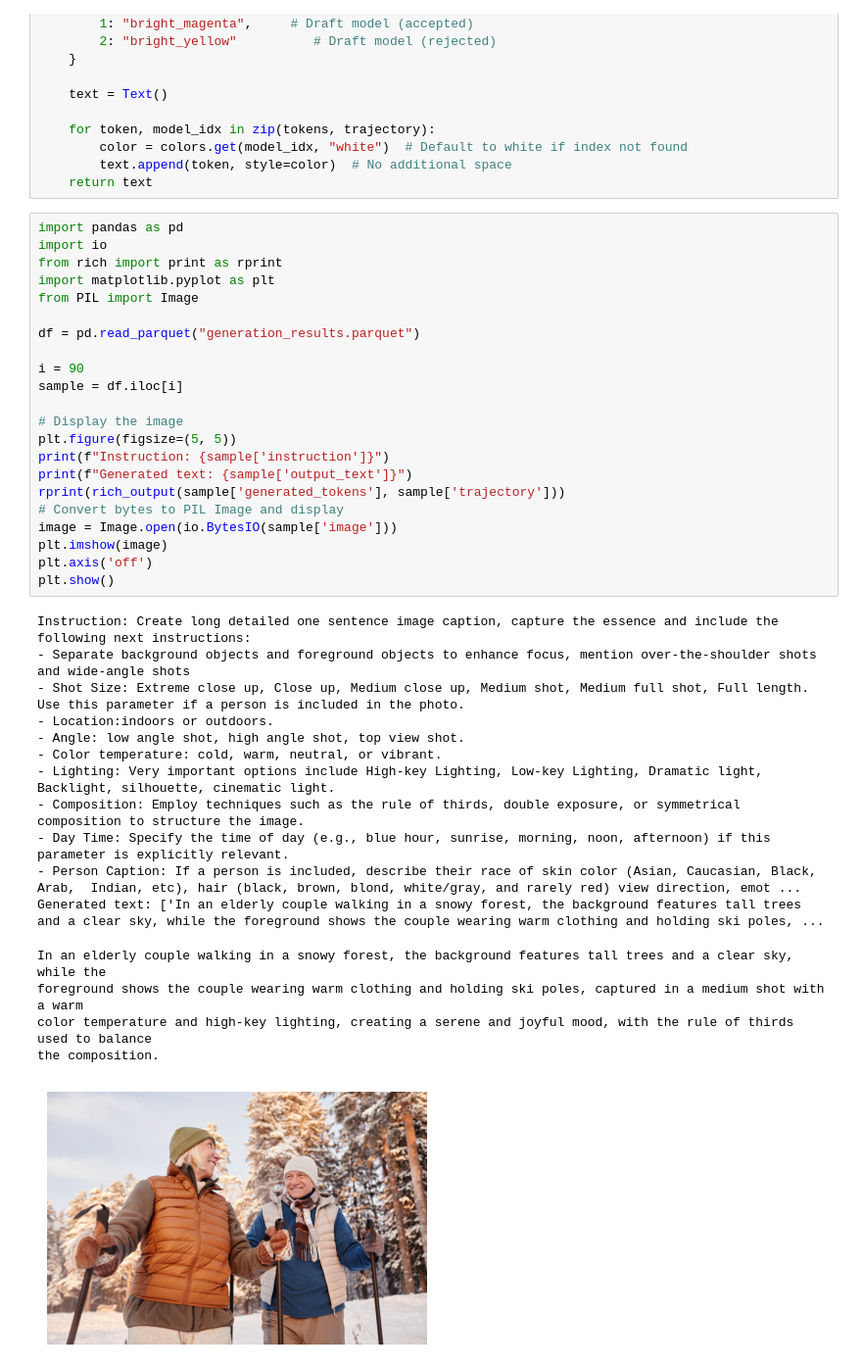
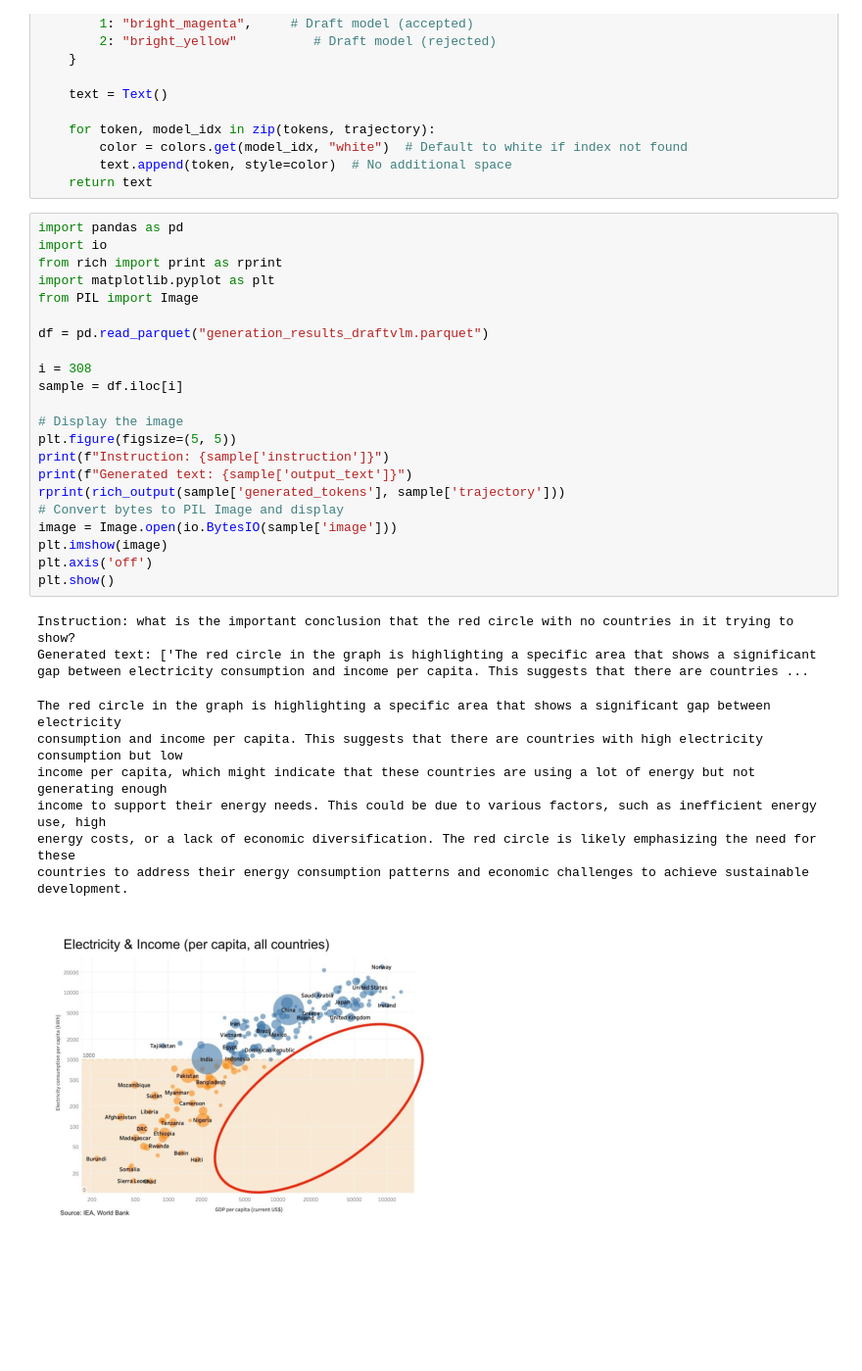
Before and after one commit to Nano1337/new-mm-sd, a Jupyter notebook: select_samples.ipynb, the cells around one changed output. Shown: that part at 98% size. Drawn from its saved outputs; the diff is of its cells as text; blank space fills up the shorter version.

```diff
--- a/select_samples.ipynb
+++ b/select_samples.ipynb
@@ -64,39 +64,32 @@ def color_tokens(tokens, trajectory):
 # %%
 import pandas as pd
 import io
 from rich import print as rprint
 import matplotlib.pyplot as plt
 from PIL import Image
 
-df = pd.read_parquet("generation_results.parquet")
+df = pd.read_parquet("generation_results_draftvlm.parquet")
 
-i = 90
+i = 308
 sample = df.iloc[i]
 
 # Display the image
 plt.figure(figsize=(5, 5))
 print(f"Instruction: {sample['instruction']}")
 print(f"Generated text: {sample['output_text']}")
 rprint(rich_output(sample['generated_tokens'], sample['trajectory']))
 # Convert bytes to PIL Image and display
 image = Image.open(io.BytesIO(sample['image']))
 plt.imshow(image)
 plt.axis('off')
 plt.show()
 # %% [output]
-Instruction: Create long detailed one sentence image caption, capture the essence and include the following next instructions:
-- Separate background objects and foreground objects to enhance focus, mention over-the-shoulder shots and wide-angle shots
-- Shot Size: Extreme close up, Close up, Medium close up, Medium shot, Medium full shot, Full length. Use this parameter if a person is included in the photo.
-- Location:indoors or outdoors.
-- Angle: low angle shot, high angle shot, top view shot.
-- Color temperature: cold, warm, neutral, or vibrant.
-- Lighting: Very important options include High-key Lighting, Low-key Lighting, Dramatic light, Backlight, silhouette, cinematic light.
-- Composition: Employ techniques such as the rule of thirds, double exposure, or symmetrical composition to structure the image.
-- Day Time: Specify the time of day (e.g., blue hour, sunrise, morning, noon, afternoon) if this parameter is explicitly relevant.
-- Person Caption: If a person is included, describe their race of skin color (Asian, Caucasian, Black,  Arab,  Indian, etc), hair (black, brown, blond, white/gray, and rarely red) view direction, emot ...
-Generated text: ['In an elderly couple walking in a snowy forest, the background features tall trees and a clear sky, while the foreground shows the couple wearing warm clothing and holding ski poles, ...
+Instruction: what is the important conclusion that the red circle with no countries in it trying to show?
+Generated text: ['The red circle in the graph is highlighting a specific area that shows a significant gap between electricity consumption and income per capita. This suggests that there are countries ...
-In an elderly couple walking in a snowy forest, the background features tall trees and a clear sky, while the
-foreground shows the couple wearing warm clothing and holding ski poles, captured in a medium shot with a warm
-color temperature and high-key lighting, creating a serene and joyful mood, with the rule of thirds used to balance
-the composition.
+The red circle in the graph is highlighting a specific area that shows a significant gap between electricity
+consumption and income per capita. This suggests that there are countries with high electricity consumption but low
+income per capita, which might indicate that these countries are using a lot of energy but not generating enough
+income to support their energy needs. This could be due to various factors, such as inefficient energy use, high
+energy costs, or a lack of economic diversification. The red circle is likely emphasizing the need for these
+countries to address their energy consumption patterns and economic challenges to achieve sustainable development.
-[figure, old version]
+[figure, new version]
```
Also changed, not shown: 10 other files.
